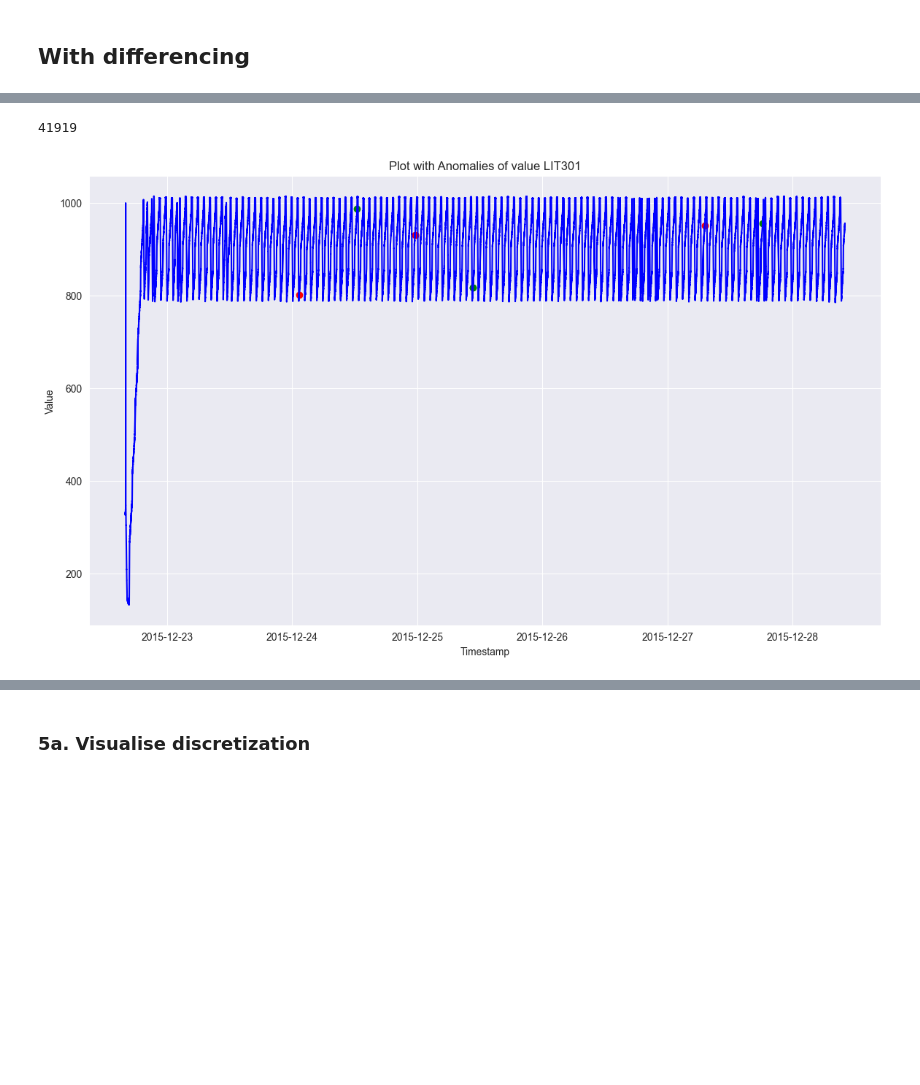
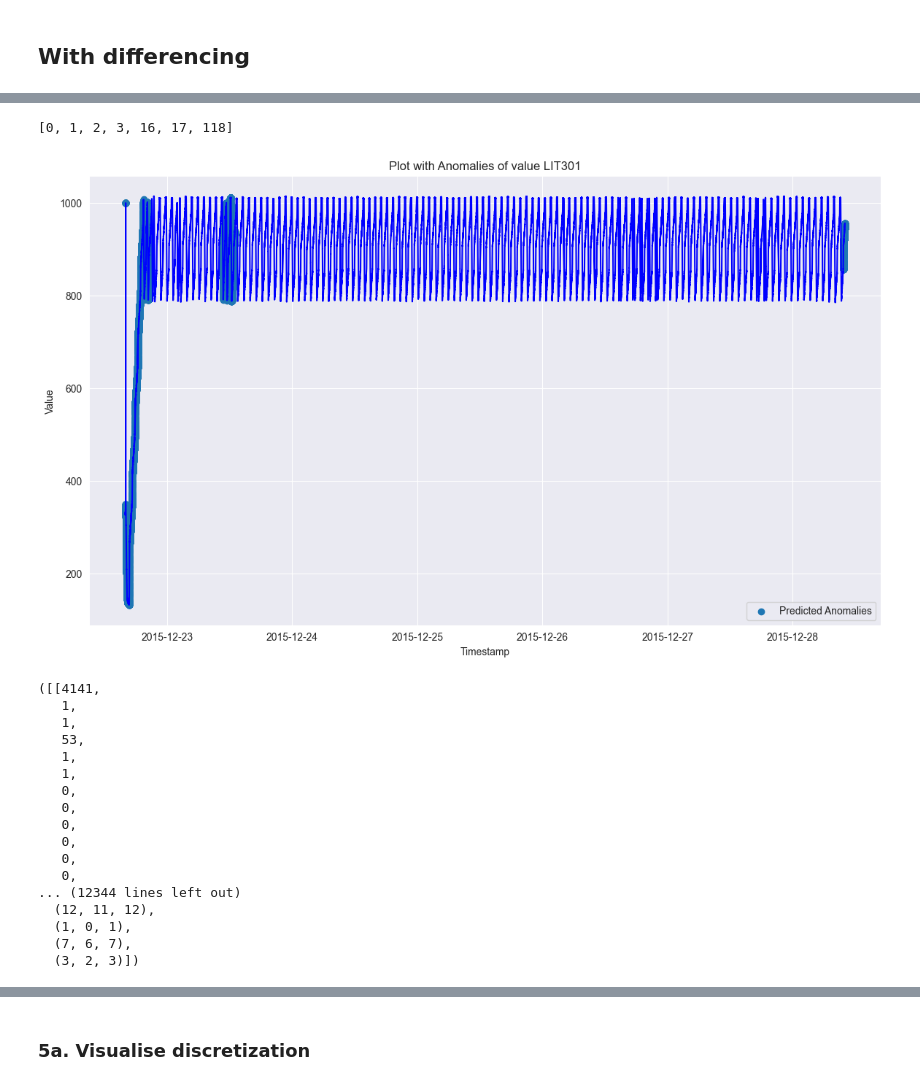
Before and after one commit to suhaib1769/CDA_Group42, a Jupyter notebook: Lab_2/LOF_Ngram.ipynb, the cells around one changed output, grey strips where cells are left out. Saved outputs shown, nothing was run; the diff lists cells and outputs as text; code cells hidden in the pictures; blank space fills up the shorter version.

```diff
--- a/Lab_2/LOF_Ngram.ipynb
+++ b/Lab_2/LOF_Ngram.ipynb
@@ -229,37 +196,26 @@ See the caveats in the documentation: https://pandas.pydata.org/pandas-docs/stab
-# %%
-anomalies = []
-for i in range(len(nearest_neighbor_distances)):
-    if nearest_neighbor_distances[i] > 0:
-        # Get the index of the sliding window that is seen as an anomalie
-        anomalies.append(df1_ngram.groupby(df1_ngram.index // M)['n_gram'].value_counts().reset_index(name='count')['level_0'][i])
-print(len(nearest_neighbor_distances))
-del n_gram_counts
-del nearest_neighbor_distances
-del nearest_neighbors
-# %% [output]
-41919
-# %%
-timestamps = df1_ngram['Timestamp']
-timestamps = [timestamps[i] for i in range(0, len(timestamps))]
-values = df1_ngram['LIT301']
-plt.rcParams['figure.figsize'] = [14, 8]
-# Plot the values
-plt.plot(timestamps, values, color='blue')
-
-# Highlight anomalies with a different color
-for idx in anomalies:
-    plt.scatter(timestamps[idx * M], values[idx * M], color='red')
-    plt.scatter(timestamps[idx * M + M], values[idx * M + M], color='green')
-del anomalies
-# Add labels and title
-plt.xlabel('Timestamp')
-plt.ylabel('Value')
-plt.title('Plot with Anomalies of value LIT301')
-# plt.ylim(800, 1025)
-
-# Show the plot
-plt.show()
-del values
-del timestamps
-# %% [output]
-[figure, removed]
+# %%
+#differencing
+df1_ngram['differenced_LIT301'] = df1_ngram['LIT301'].diff()
+values = pd.qcut(df1_ngram['LIT301'], 15, labels=False)
+
+run_ngram(values, 'LIT301', 3, 4200, 0.78)
+# %% [output]
+[0, 1, 2, 3, 16, 17, 118]
+[figure, added]
+([[4141,
+   1,
+   1,
+   53,
+   1,
+   1,
+   0,
+   0,
+   0,
+   0,
+   0,
+   0,
+... (12344 lines left out)
+  (12, 11, 12),
+  (1, 0, 1),
+  (7, 6, 7),
+  (3, 2, 3)])
```
Also changed, not shown: parts of 35 cells of this notebook, 1 other file.
